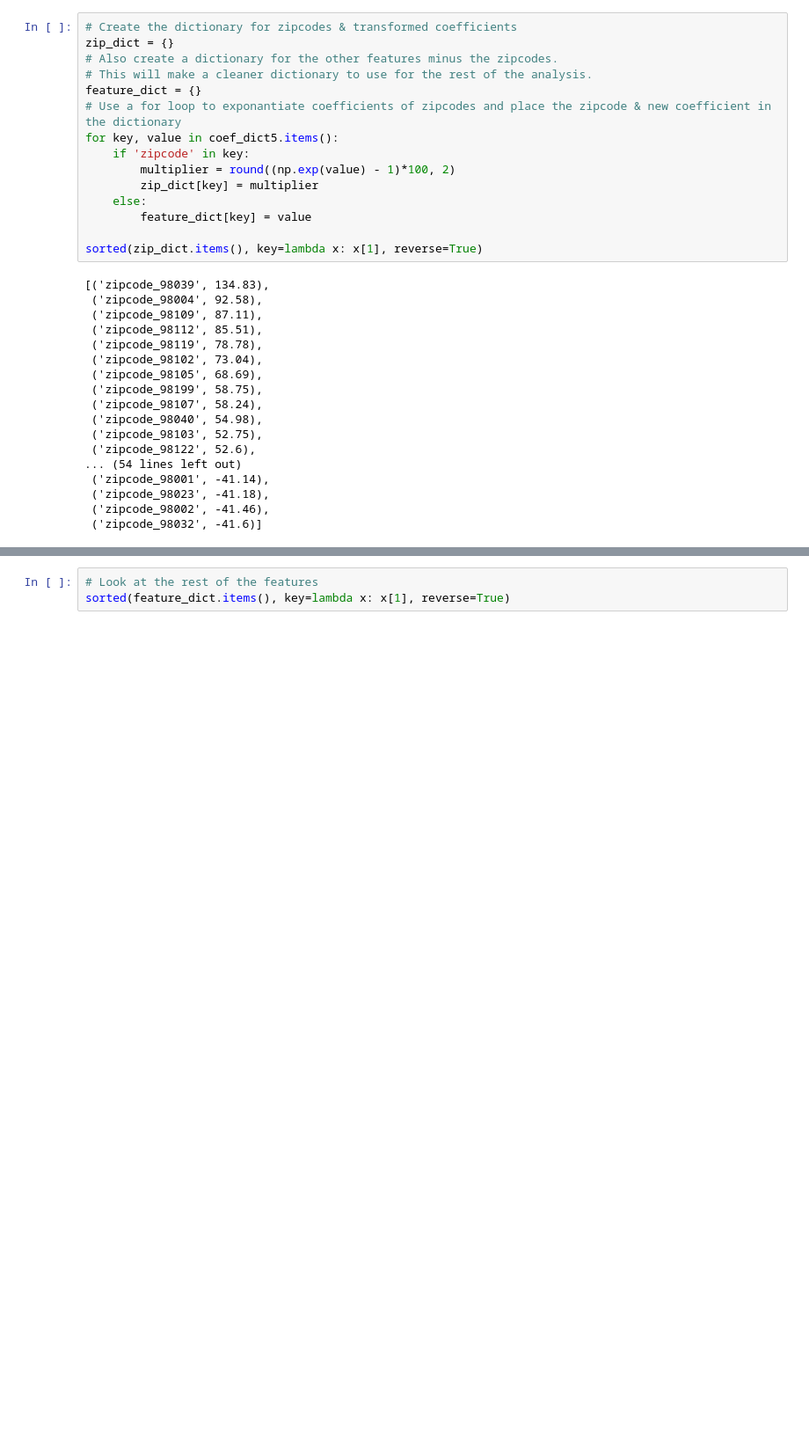
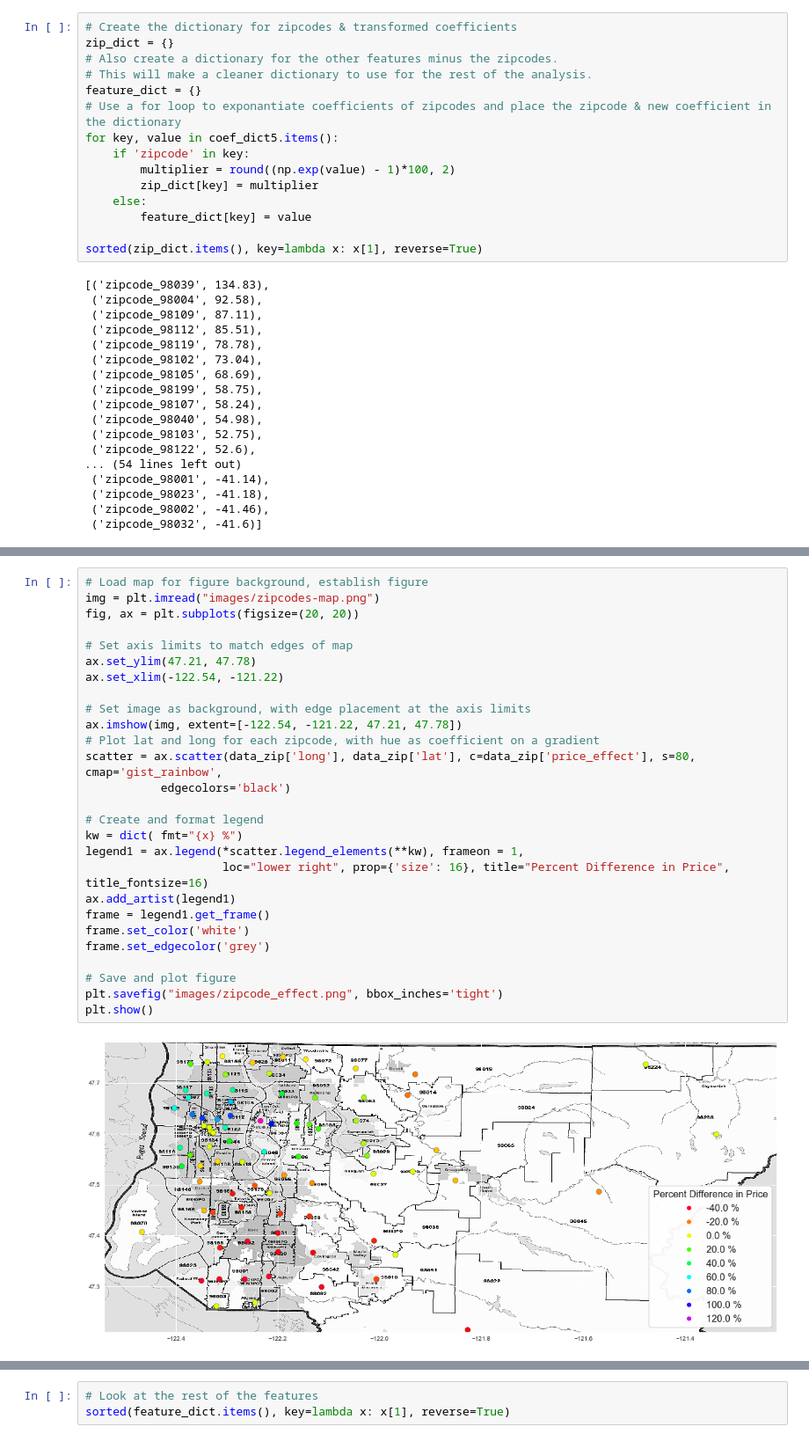
Before and after one commit to clreiner/KingCountyHousingProject, a Jupyter notebook: notebook.ipynb, the cells around one changed output, grey strips where cells are left out. Shown at 88% size. Drawn from its saved outputs; the diff is of its cells as text; blank space fills up the shorter version.

```diff
--- a/notebook.ipynb
+++ b/notebook.ipynb
@@ -866 +898,30 @@ sorted(zip_dict.items(), key=lambda x: x[1], reverse=True)
+# %%
+# Load map for figure background, establish figure
+img = plt.imread("images/zipcodes-map.png")
+fig, ax = plt.subplots(figsize=(20, 20))
+
+# Set axis limits to match edges of map
+ax.set_ylim(47.21, 47.78)
+ax.set_xlim(-122.54, -121.22)
+
+# Set image as background, with edge placement at the axis limits
+ax.imshow(img, extent=[-122.54, -121.22, 47.21, 47.78])
+# Plot lat and long for each zipcode, with hue as coefficient on a gradient
+scatter = ax.scatter(data_zip['long'], data_zip['lat'], c=data_zip['price_effect'], s=80, cmap='gist_rainbow',
+           edgecolors='black')
+
+# Create and format legend
+kw = dict( fmt="{x} %")
+legend1 = ax.legend(*scatter.legend_elements(**kw), frameon = 1,
+                    loc="lower right", prop={'size': 16}, title="Percent Difference in Price", title_fontsize=16)
+ax.add_artist(legend1)
+frame = legend1.get_frame()
+frame.set_color('white')
+frame.set_edgecolor('grey')
+
+# Save and plot figure
+plt.savefig("images/zipcode_effect.png", bbox_inches='tight')
+plt.show()
+# %% [output]
+[figure, added]
 # %% [markdown]
```
Also changed, not shown: parts of 16 cells of this notebook, 5 other files.
